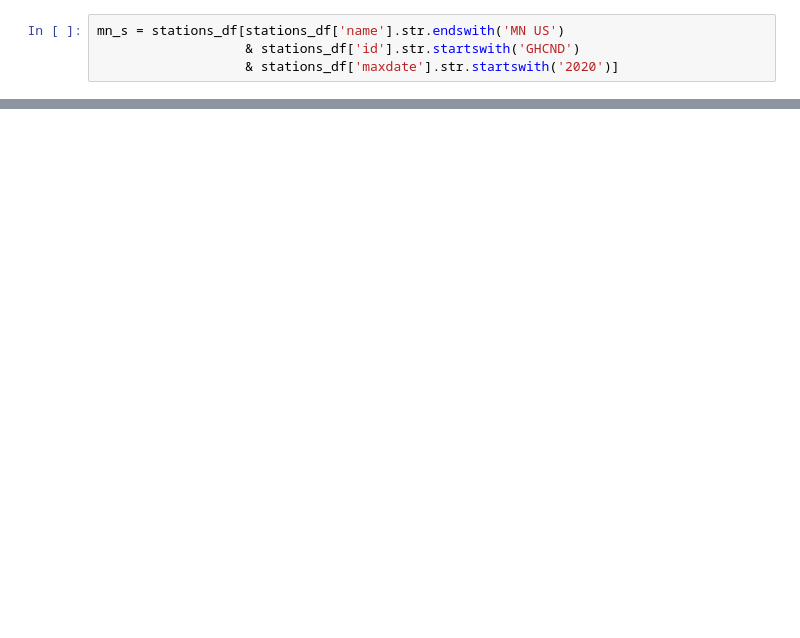
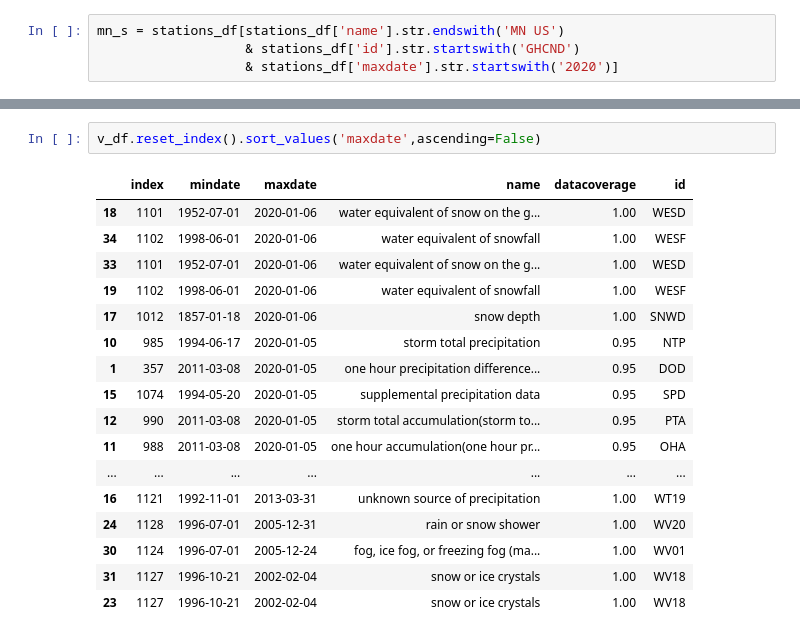
Before and after one commit to JansenKat/SMMBBGKJ-TTH-Prj1, a Jupyter notebook: notebooks/NOAA.ipynb, the cells around one changed output, grey strips where cells are left out. Drawn from its saved outputs; the diff is of its cells as text; blank space fills up the shorter version.

```diff
--- a/notebooks/NOAA.ipynb
+++ b/notebooks/NOAA.ipynb
@@ -191,0 +186,20 @@ numpy.float64
+# %%
+v_df.reset_index().sort_values('maxdate',ascending=False)
+# %% [output]
+|  | index | mindate | maxdate | name | datacoverage | id |
+| 18 | 1101 | 1952-07-01 | 2020-01-06 | water equivalent of snow on the g... | 1.00 | WESD |
+| 34 | 1102 | 1998-06-01 | 2020-01-06 | water equivalent of snowfall | 1.00 | WESF |
+| 33 | 1101 | 1952-07-01 | 2020-01-06 | water equivalent of snow on the g... | 1.00 | WESD |
+| 19 | 1102 | 1998-06-01 | 2020-01-06 | water equivalent of snowfall | 1.00 | WESF |
+| 17 | 1012 | 1857-01-18 | 2020-01-06 | snow depth | 1.00 | SNWD |
+| 10 | 985 | 1994-06-17 | 2020-01-05 | storm total precipitation | 0.95 | NTP |
+| 1 | 357 | 2011-03-08 | 2020-01-05 | one hour precipitation difference... | 0.95 | DOD |
+| 15 | 1074 | 1994-05-20 | 2020-01-05 | supplemental precipitation data | 0.95 | SPD |
+| 12 | 990 | 2011-03-08 | 2020-01-05 | storm total accumulation(storm to... | 0.95 | PTA |
+| 11 | 988 | 2011-03-08 | 2020-01-05 | one hour accumulation(one hour pr... | 0.95 | OHA |
+| ... | ... | ... | ... | ... | ... | ... |
+| 16 | 1121 | 1992-11-01 | 2013-03-31 | unknown source of precipitation | 1.00 | WT19 |
+| 24 | 1128 | 1996-07-01 | 2005-12-31 | rain or snow shower | 1.00 | WV20 |
+| 30 | 1124 | 1996-07-01 | 2005-12-24 | fog, ice fog, or freezing fog (ma... | 1.00 | WV01 |
+| 31 | 1127 | 1996-10-21 | 2002-02-04 | snow or ice crystals | 1.00 | WV18 |
+| 23 | 1127 | 1996-10-21 | 2002-02-04 | snow or ice crystals | 1.00 | WV18 |
```
Also changed, not shown: parts of 10 cells of this notebook, 3 other files.
